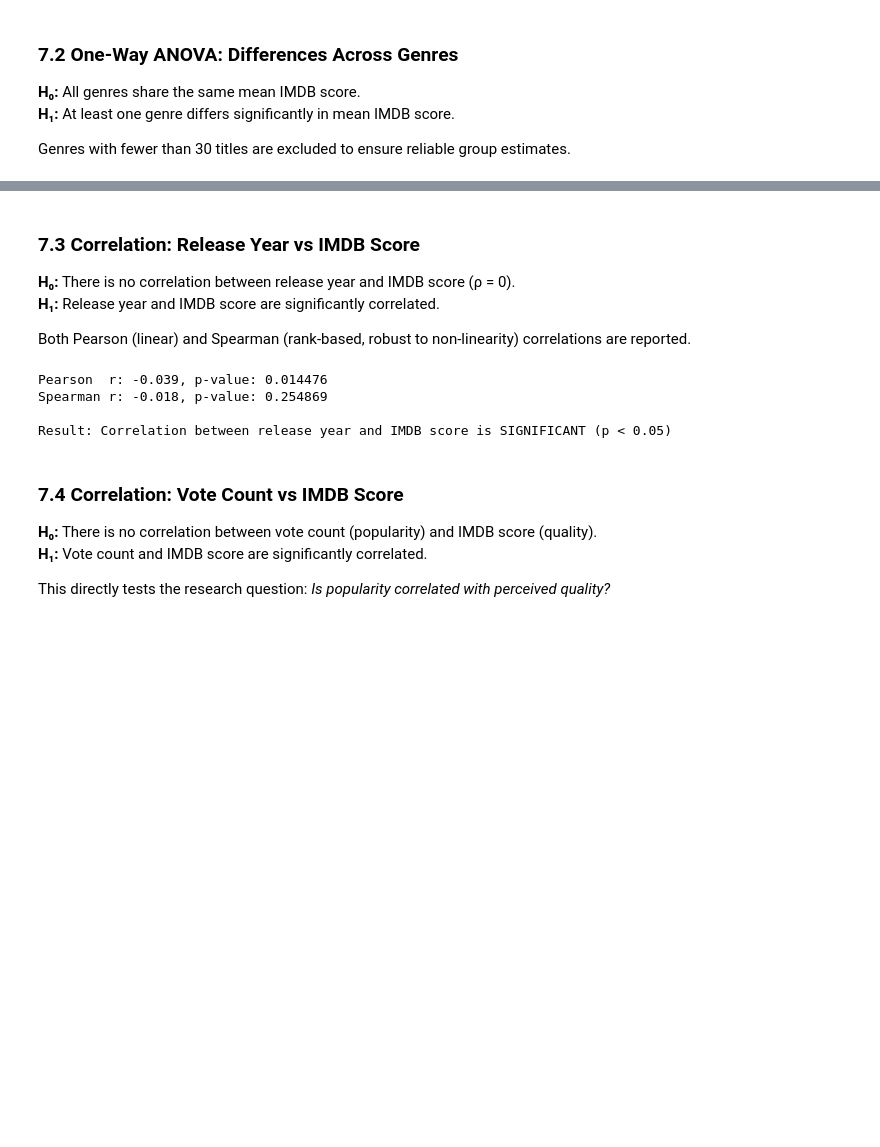
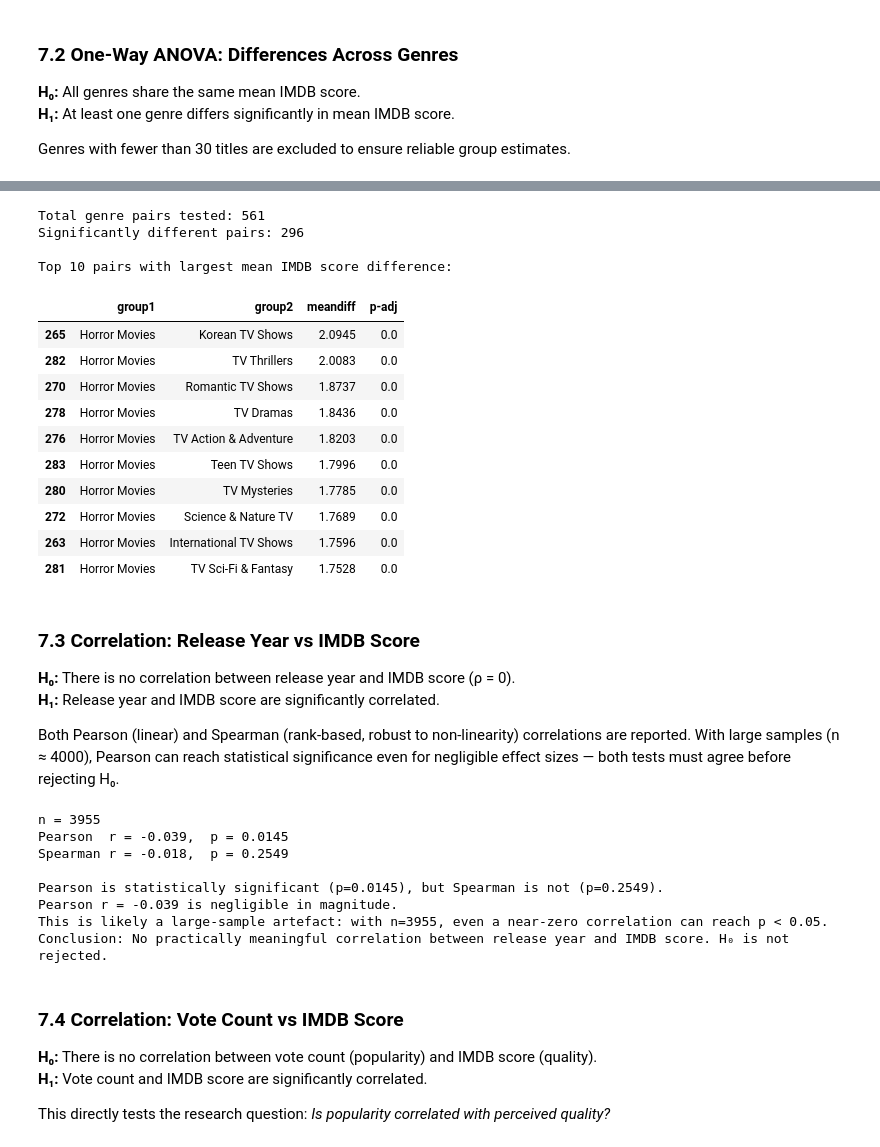
Before and after one commit to elif-aksy/netflix-success-prediction-dsa210termproject, a Jupyter notebook: notebooks/eda.ipynb, the cells around one changed output, grey strips where cells are left out. Cells and saved outputs as stored; diff of their text form; code cells hidden in the pictures; blank space fills up the shorter version.

Commit message:
last changes on eda before tagging

```diff
--- a/notebooks/eda.ipynb
+++ b/notebooks/eda.ipynb
@@ -429,12 +428,54 @@ Result: Differences across genres are SIGNIFICANT (p < 0.05)
+# %%
+import warnings
+from scipy.integrate import IntegrationWarning
+from statsmodels.stats.multicomp import pairwise_tukeyhsd
+
+with warnings.catch_warnings():
+    warnings.simplefilter("ignore", IntegrationWarning)
+    tukey = pairwise_tukeyhsd(
+        endog=valid_genres['imdb_score'].dropna(),
+        groups=valid_genres.loc[valid_genres['imdb_score'].notna(), 'genre'],
+        alpha=0.05
+    )
+
+tukey_df = pd.DataFrame(
+    data=tukey._results_table.data[1:],
+    columns=tukey._results_table.data[0]
+)
+tukey_df['meandiff'] = tukey_df['meandiff'].astype(float)
+tukey_df['p-adj'] = tukey_df['p-adj'].astype(float)
+
+significant = tukey_df[tukey_df['reject'] == True].copy()
+significant = significant.sort_values('meandiff', ascending=False)
+
+print(f"Total genre pairs tested: {len(tukey_df)}")
+print(f"Significantly different pairs: {len(significant)}")
+print("\nTop 10 pairs with largest mean IMDB score difference:")
+significant[['group1', 'group2', 'meandiff', 'p-adj']].head(10)
+# %% [output]
+Total genre pairs tested: 561
+Significantly different pairs: 296
+
+Top 10 pairs with largest mean IMDB score difference:
+|  | group1 | group2 | meandiff | p-adj |
+| 265 | Horror Movies | Korean TV Shows | 2.0945 | 0.0 |
+| 282 | Horror Movies | TV Thrillers | 2.0083 | 0.0 |
+| 270 | Horror Movies | Romantic TV Shows | 1.8737 | 0.0 |
+| 278 | Horror Movies | TV Dramas | 1.8436 | 0.0 |
+| 276 | Horror Movies | TV Action & Adventure | 1.8203 | 0.0 |
+| 283 | Horror Movies | Teen TV Shows | 1.7996 | 0.0 |
+| 280 | Horror Movies | TV Mysteries | 1.7785 | 0.0 |
+| 272 | Horror Movies | Science & Nature TV | 1.7689 | 0.0 |
+| 263 | Horror Movies | International TV Shows | 1.7596 | 0.0 |
+| 281 | Horror Movies | TV Sci-Fi & Fantasy | 1.7528 | 0.0 |
 # %% [markdown]
 ### 7.3 Correlation: Release Year vs IMDB Score
 
 **H₀:** There is no correlation between release year and IMDB score (ρ = 0).
 **H₁:** Release year and IMDB score are significantly correlated.
 
-Both Pearson (linear) and Spearman (rank-based, robust to non-linearity) correlations are reported.
+Both Pearson (linear) and Spearman (rank-based, robust to non-linearity) correlations are reported. With large samples (n ≈ 4000), Pearson can reach statistical significance even for negligible effect sizes — both tests must agree before rejecting H₀.
 # %%
-#release year and IMDB score correlation
 from scipy.stats import pearsonr, spearmanr
 
 clean = df[['release_year', 'imdb_score']].dropna()
@@ -442,18 +483,33 @@ clean = df[['release_year', 'imdb_score']].dropna()
 pearson_r, pearson_p = pearsonr(clean['release_year'], clean['imdb_score'])
 spearman_r, spearman_p = spearmanr(clean['release_year'], clean['imdb_score'])
 
-print(f"Pearson  r: {pearson_r:.3f}, p-value: {pearson_p:.6f}")
-print(f"Spearman r: {spearman_r:.3f}, p-value: {spearman_p:.6f}")
+print(f"n = {len(clean)}")
+print(f"Pearson  r = {pearson_r:.3f},  p = {pearson_p:.4f}")
+print(f"Spearman r = {spearman_r:.3f},  p = {spearman_p:.4f}")
+print()
 
-if pearson_p < 0.05:
-    print("\nResult: Correlation between release year and IMDB score is SIGNIFICANT (p < 0.05)")
+# Both tests must agree for a meaningful conclusion
+if pearson_p < 0.05 and spearman_p < 0.05:
+    print("Both tests are significant — release year and IMDB score are correlated.")
+elif pearson_p < 0.05 and spearman_p >= 0.05:
+    print(f"Pearson is statistically significant (p={pearson_p:.4f}), "
+          f"but Spearman is not (p={spearman_p:.4f}).")
+    print(f"Pearson r = {pearson_r:.3f} is negligible in magnitude.")
+    print("This is likely a large-sample artefact: with n={}, even a near-zero "
+          "correlation can reach p < 0.05.".format(len(clean)))
+    print("Conclusion: No practically meaningful correlation between "
+          "release year and IMDB score. H₀ is not rejected.")
 else:
-    print("\nResult: Correlation is NOT SIGNIFICANT (p >= 0.05)")
+    print("No statistically significant correlation between release year and IMDB score.")
 # %% [output]
-Pearson  r: -0.039, p-value: 0.014476
-Spearman r: -0.018, p-value: 0.254869
+n = 3955
+Pearson  r = -0.039,  p = 0.0145
+Spearman r = -0.018,  p = 0.2549
 
-Result: Correlation between release year and IMDB score is SIGNIFICANT (p < 0.05)
+Pearson is statistically significant (p=0.0145), but Spearman is not (p=0.2549).
+Pearson r = -0.039 is negligible in magnitude.
+This is likely a large-sample artefact: with n=3955, even a near-zero correlation can reach p < 0.05.
+Conclusion: No practically meaningful correlation between release year and IMDB score. H₀ is not rejected.
 # %% [markdown]
 ### 7.4 Correlation: Vote Count vs IMDB Score
 
```
Also changed, not shown: parts of 4 cells of this notebook, 1 other file.
